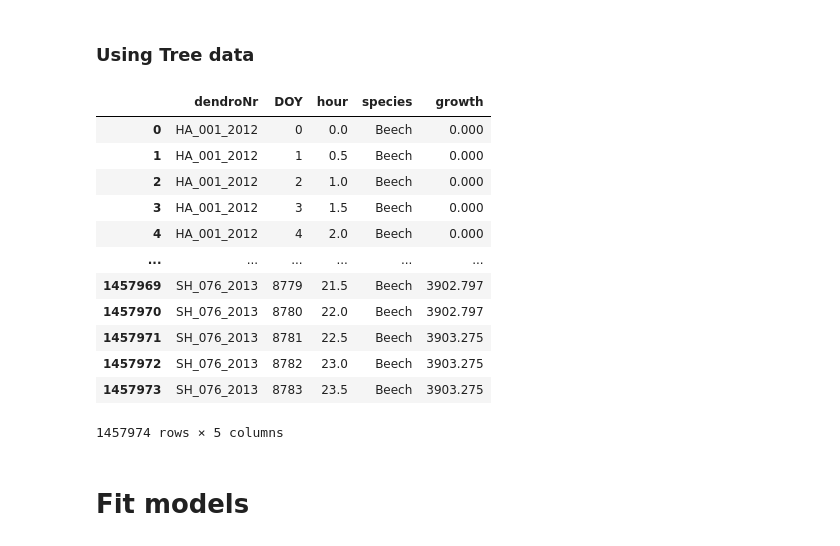
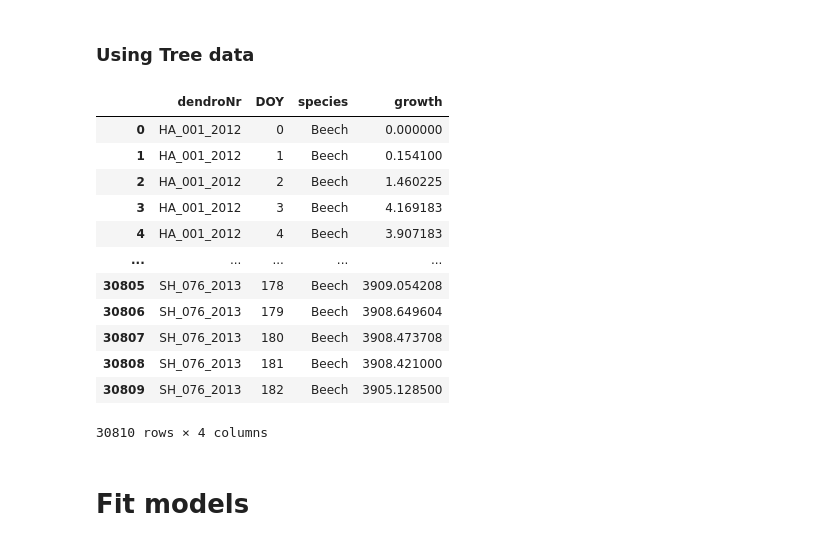
Before and after one commit to ItsNiklas/sparse-gaussian-processes, a Jupyter notebook: Trees.ipynb, the cells around one changed output. Cells and saved outputs as stored; diff of their text form; code cells hidden in the pictures.

```diff
--- a/Trees.ipynb
+++ b/Trees.ipynb
@@ -3,27 +3,27 @@
 # %%
 import matplotlib.colors
 import matplotlib.pyplot as plt
 import numpy as np
 import pandas as pd
 import seaborn as sns
 from sklearn import gaussian_process
 
-dendro = pd.read_feather("data/17766_12_D.feather")
+dendro = pd.read_feather("data/17766_12.feather")
 dendro
 # %% [output]
-|  | dendroNr | DOY | hour | species | growth |
-| 0 | HA_001_2012 | 0 | 0.0 | Beech | 0.000 |
-| 1 | HA_001_2012 | 1 | 0.5 | Beech | 0.000 |
-| 2 | HA_001_2012 | 2 | 1.0 | Beech | 0.000 |
-| 3 | HA_001_2012 | 3 | 1.5 | Beech | 0.000 |
-| 4 | HA_001_2012 | 4 | 2.0 | Beech | 0.000 |
-| ... | ... | ... | ... | ... | ... |
-| 1457969 | SH_076_2013 | 8779 | 21.5 | Beech | 3902.797 |
-| 1457970 | SH_076_2013 | 8780 | 22.0 | Beech | 3902.797 |
-| 1457971 | SH_076_2013 | 8781 | 22.5 | Beech | 3903.275 |
-| 1457972 | SH_076_2013 | 8782 | 23.0 | Beech | 3903.275 |
-| 1457973 | SH_076_2013 | 8783 | 23.5 | Beech | 3903.275 |
+|  | dendroNr | DOY | species | growth |
+| 0 | HA_001_2012 | 0 | Beech | 0.000000 |
+| 1 | HA_001_2012 | 1 | Beech | 0.154100 |
+| 2 | HA_001_2012 | 2 | Beech | 1.460225 |
+| 3 | HA_001_2012 | 3 | Beech | 4.169183 |
+| 4 | HA_001_2012 | 4 | Beech | 3.907183 |
+| ... | ... | ... | ... | ... |
+| 30805 | SH_076_2013 | 178 | Beech | 3909.054208 |
+| 30806 | SH_076_2013 | 179 | Beech | 3908.649604 |
+| 30807 | SH_076_2013 | 180 | Beech | 3908.473708 |
+| 30808 | SH_076_2013 | 181 | Beech | 3908.421000 |
+| 30809 | SH_076_2013 | 182 | Beech | 3905.128500 |
-1457974 rows × 5 columns
+30810 rows × 4 columns
 # %% [markdown]
 # Fit models
 # %%
```
Also changed, not shown: parts of 2 cells of this notebook, 1 other file.
